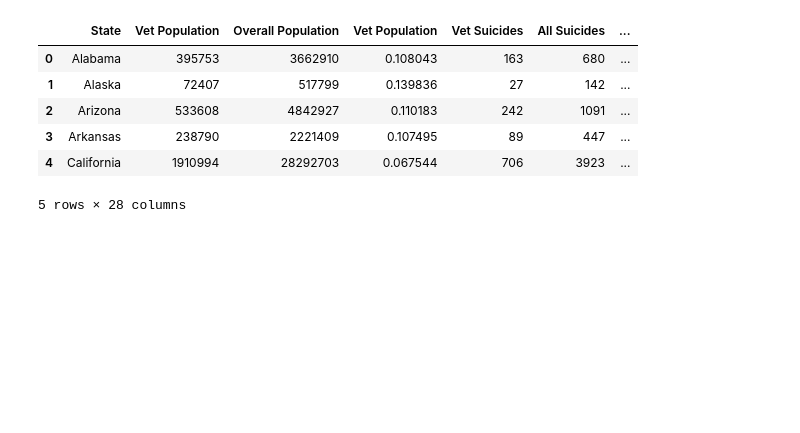
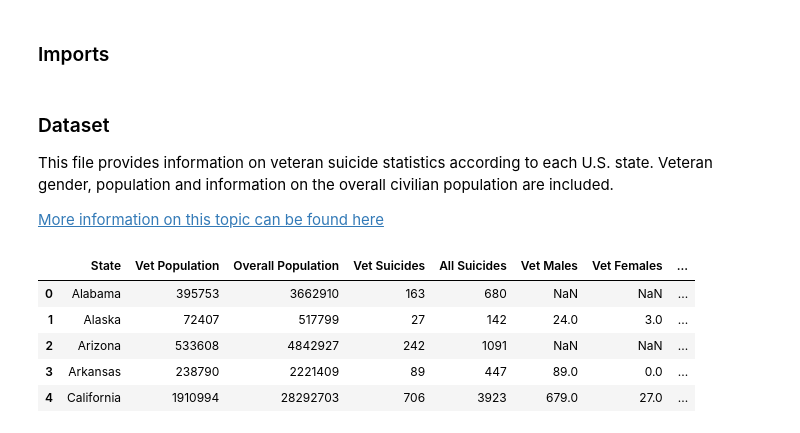
Before and after one commit to genesisluna/data_visualizations, a Jupyter notebook: 2011 US Veteran Suicides.ipynb, the cells around one changed output. Saved outputs shown, nothing was run; the diff lists cells and outputs as text; code cells hidden in the pictures; blank space fills up the shorter version.

```diff
--- a/2011 US Veteran Suicides.ipynb
+++ b/2011 US Veteran Suicides.ipynb
@@ -1,3 +4,5 @@
+# %% [markdown]
+### Imports
 # %%
 import pandas as pd
 import seaborn as sns
@@ -4,28 +10,31 @@ import seaborn as sns
 import matplotlib.pyplot as plt
 %matplotlib inline
+# %% [markdown]
+### Dataset
+This file provides information on veteran suicide statistics according to each U.S. state. Veteran gender, population and information on the overall civilian population are included.
+
+[More information on this topic can be found here](https://backhome.news21.com/interactive/suicide-interactive/)
 # %%
 vet_suicides = pd.read_csv('2011.csv')
-
-vet_suicides.drop(columns='Unnamed: 0', inplace=True)
-vet_suicides = vet_suicides.rename(columns={
+column_name_updates = {
     'state': 'State',
     'vet_pop': 'Vet Population',
     'overall_pop_18': 'Overall Population',
-    'vet_pop_p': 'Vet Population',
     'vet_suicides': 'Vet Suicides',
     'all_suicides': 'All Suicides',
     'vet_males': 'Vet Males',
     'vet_females': 'Vet Females',
     'vet_rate': 'Vet Rate',
     'civ_rate': 'Civilian Rate'
-})
+}
 
+vet_suicides = vet_suicides.rename(columns=column_name_updates)
+vet_suicides = vet_suicides[column_name_updates.values()]
 vet_suicides.head()
 # %% [output]
-|  | State | Vet Population | Overall Population | Vet Population | Vet Suicides | All Suicides | ... |
-| 0 | Alabama | 395753 | 3662910 | 0.108043 | 163 | 680 | ... |
-| 1 | Alaska | 72407 | 517799 | 0.139836 | 27 | 142 | ... |
-| 2 | Arizona | 533608 | 4842927 | 0.110183 | 242 | 1091 | ... |
-| 3 | Arkansas | 238790 | 2221409 | 0.107495 | 89 | 447 | ... |
-| 4 | California | 1910994 | 28292703 | 0.067544 | 706 | 3923 | ... |
+|  | State | Vet Population | Overall Population | Vet Suicides | All Suicides | Vet Males | Vet Females | ... |
+| 0 | Alabama | 395753 | 3662910 | 163 | 680 | NaN | NaN | ... |
+| 1 | Alaska | 72407 | 517799 | 27 | 142 | 24.0 | 3.0 | ... |
+| 2 | Arizona | 533608 | 4842927 | 242 | 1091 | NaN | NaN | ... |
+| 3 | Arkansas | 238790 | 2221409 | 89 | 447 | 89.0 | 0.0 | ... |
+| 4 | California | 1910994 | 28292703 | 706 | 3923 | 679.0 | 27.0 | ... |
-5 rows × 28 columns
```
Also changed, not shown: parts of 14 cells of this notebook.
